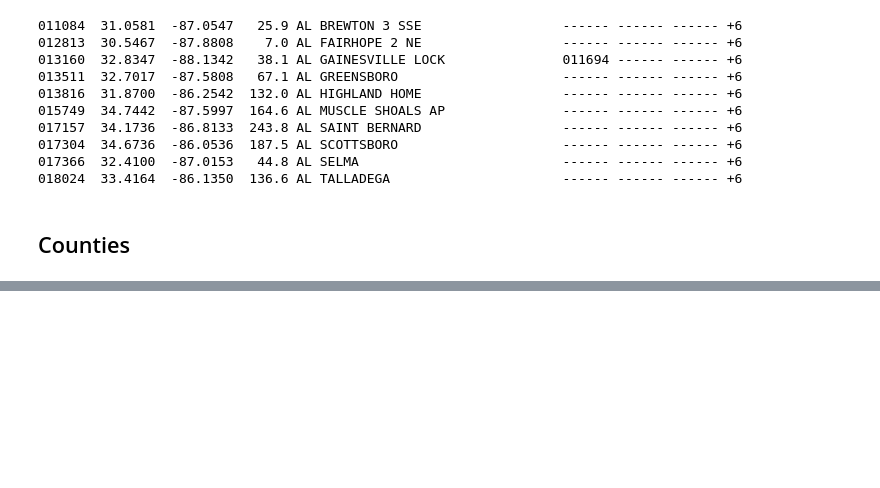
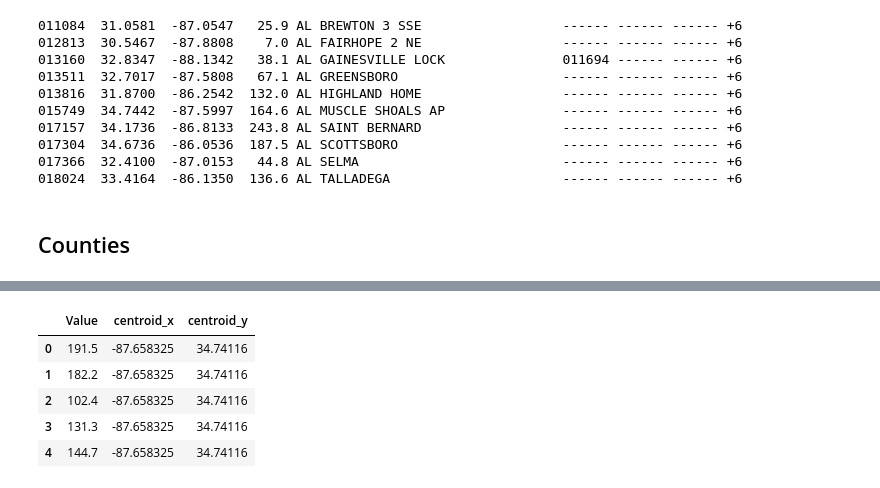
Before and after one commit to jbencook/crop-yield, a Jupyter notebook: fetch_data.ipynb, the cells around one changed output, grey strips where cells are left out. Drawn from its saved outputs; the diff is of its cells as text; code cells hidden in the pictures; blank space fills up the shorter version.

```diff
--- a/fetch_data.ipynb
+++ b/fetch_data.ipynb
@@ -190,0 +213,16 @@ AL,01,019,Cherokee County,H1
+# %%
+counties = pd.DataFrame(county_centroids)
+# %%
+df["county_code"] = df.county_code.map(lambda x: str(x).zfill(3))
+df["fips"] = df.state_fips_code + df.county_code
+# %%
+df = pd.merge(df, counties, on="fips")
+# %%
+df[["Value", "centroid_x", "centroid_y"]].head()
+# %% [output]
+|  | Value | centroid_x | centroid_y |
+| 0 | 191.5 | -87.658325 | 34.74116 |
+| 1 | 182.2 | -87.658325 | 34.74116 |
+| 2 | 102.4 | -87.658325 | 34.74116 |
+| 3 | 131.3 | -87.658325 | 34.74116 |
+| 4 | 144.7 | -87.658325 | 34.74116 |
```
Also changed, not shown: parts of 6 cells of this notebook.
